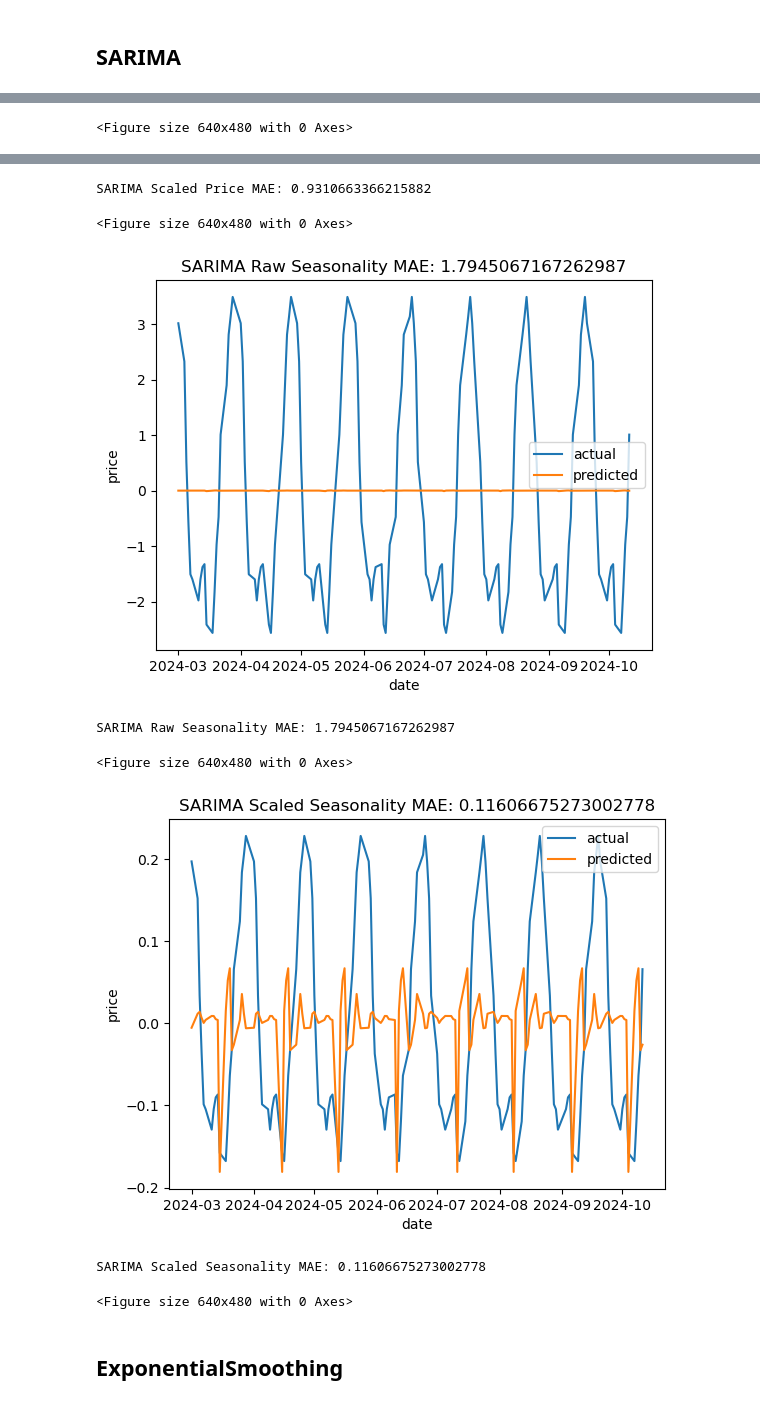
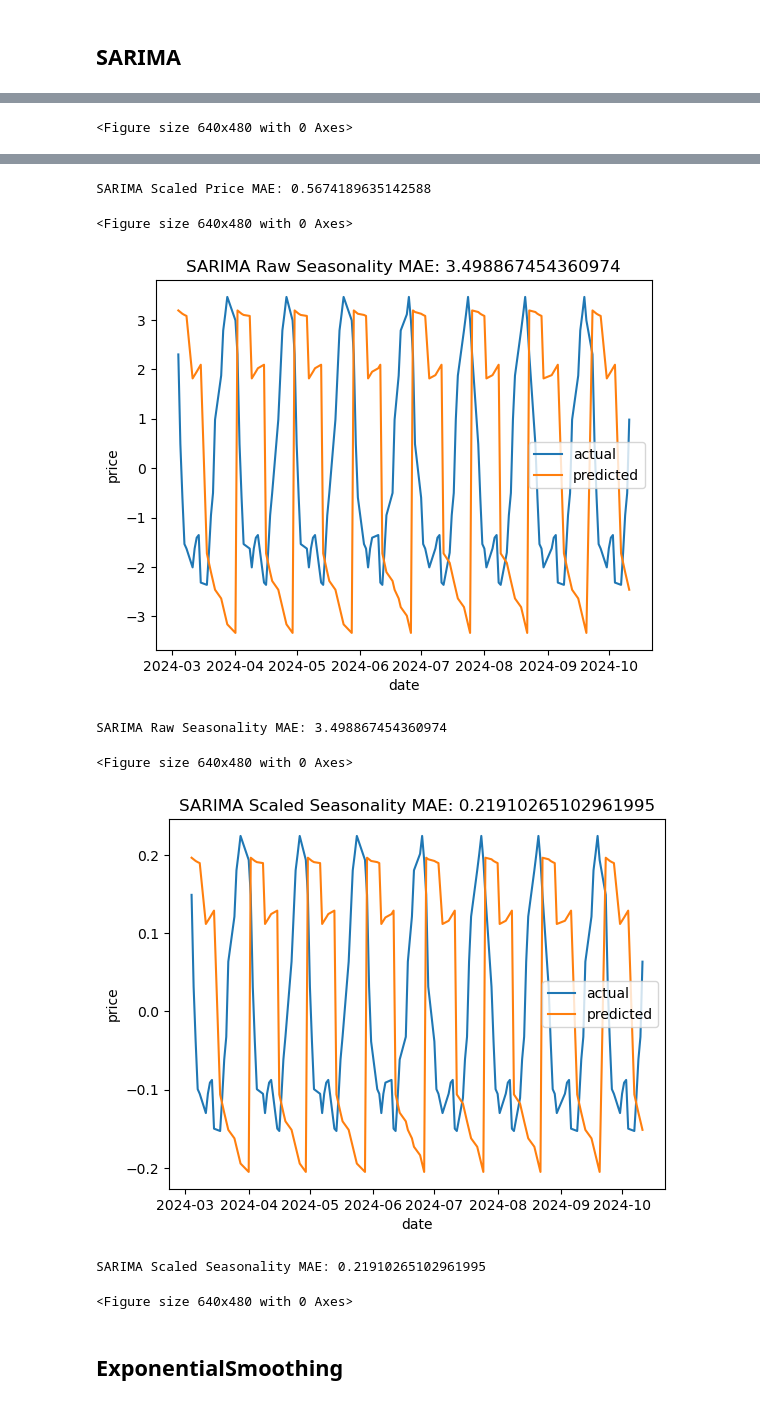
Before and after one commit to GGSimmons1992/5wbtHJaH3kS0oFG6, a Jupyter notebook: Notebooks/Evaluation.ipynb, the cells around one changed output, grey strips where cells are left out. Drawn from its saved outputs; the diff is of its cells as text; code cells hidden in the pictures.

```diff
--- a/Notebooks/Evaluation.ipynb
+++ b/Notebooks/Evaluation.ipynb
@@ -21,6 +24,4 @@ Autosaving every 5 seconds
 # %%
-_, test = loadData.loadData('MSFT')
-date = test['ds']
-validation = test['y']
+data = loadData.loadData('MSFT')
 # %% [output]
 [*********************100%***********************]  1 of 1 completed
@@ -70,5 +74,5 @@ ARIMA Scaled Seasonality MAE: 0.11914639949257942
 # %% [markdown]
 ## SARIMA
 # %%
-viz.compareSimplePickleModel('sarima',date,validation, 'SARIMA')
+viz.compareSimplePickleModel(data,'SARIMA')
 # %% [output]
@@ -83,10 +89,10 @@ SARIMA Raw Price MAE: 15.690408745268874
-SARIMA Scaled Price MAE: 0.9310663366215882
+SARIMA Scaled Price MAE: 0.5674189635142588
 <Figure size 640x480 with 0 Axes>
-[figure, old version]
+[figure, new version]
-SARIMA Raw Seasonality MAE: 1.7945067167262987
+SARIMA Raw Seasonality MAE: 3.498867454360974
 <Figure size 640x480 with 0 Axes>
-[figure, old version]
+[figure, new version]
-SARIMA Scaled Seasonality MAE: 0.11606675273002778
+SARIMA Scaled Seasonality MAE: 0.21910265102961995
 <Figure size 640x480 with 0 Axes>
 # %% [markdown]
 ## ExponentialSmoothing
```
Also changed, not shown: parts of 8 cells of this notebook, 10 other files.
